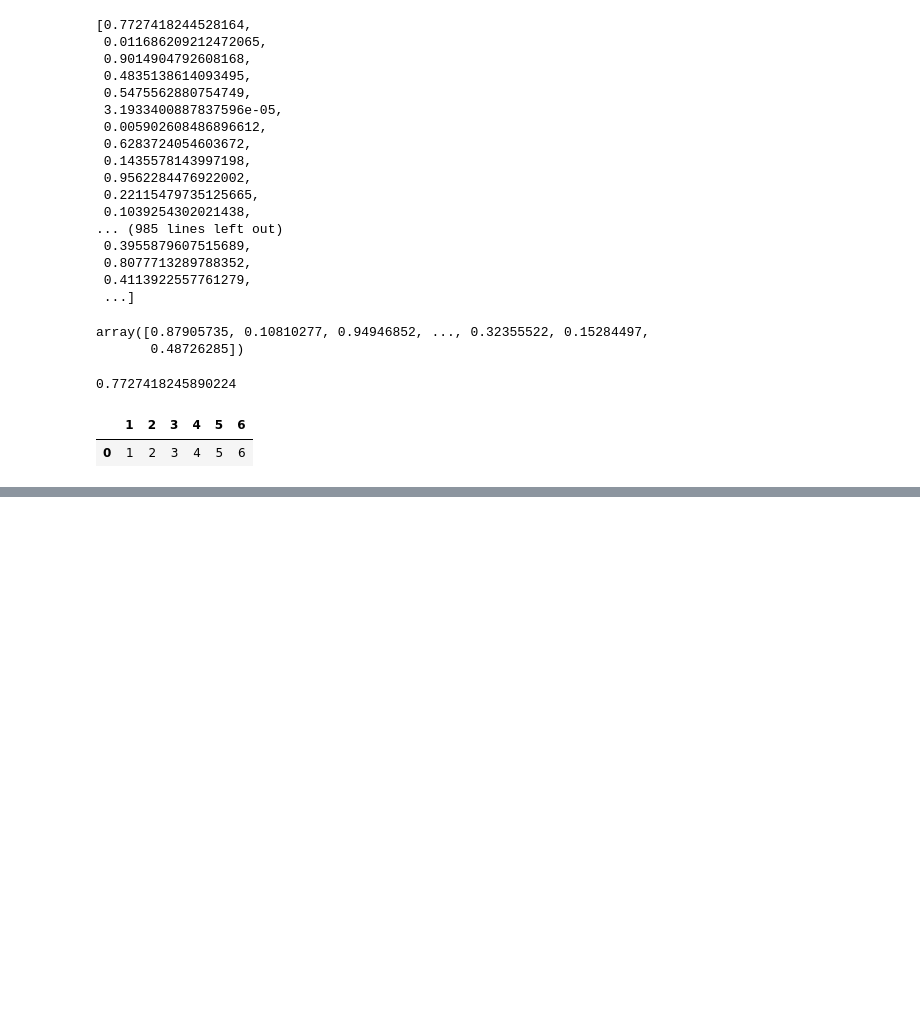
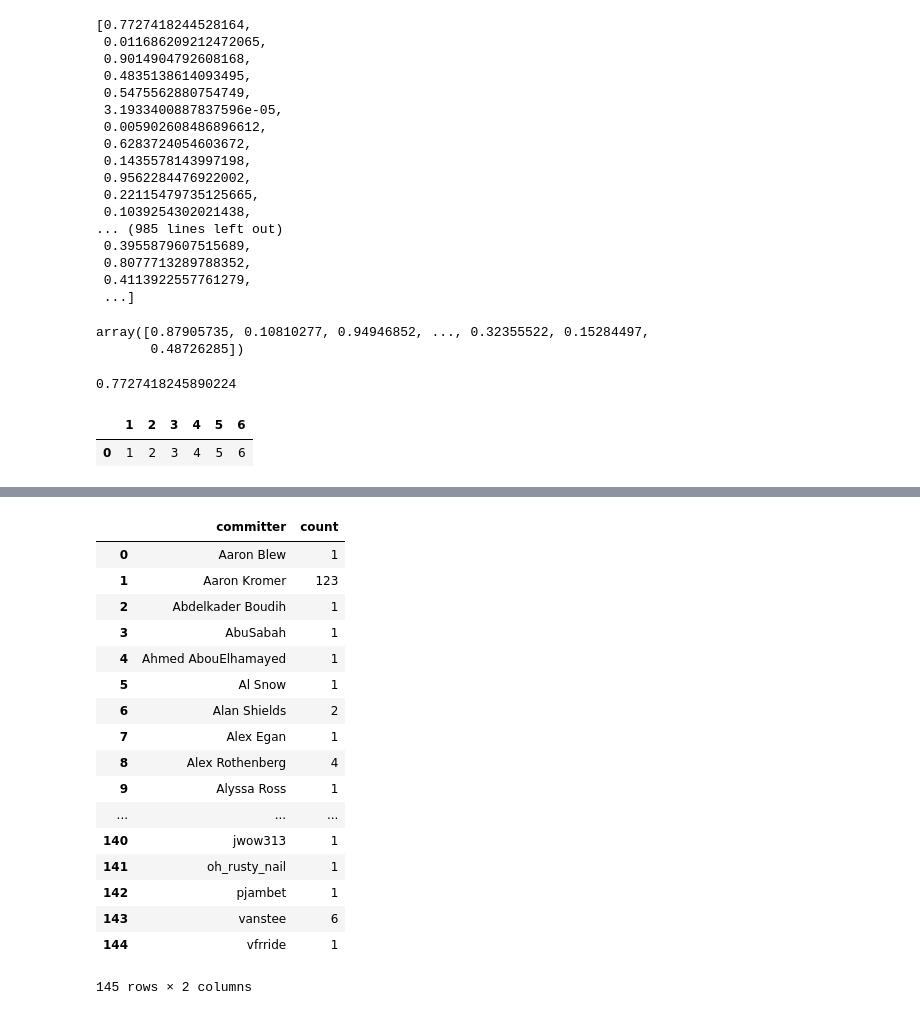
Before and after one commit to ai-se/Git_miner, a Jupyter notebook: Untitled1.ipynb, the cells around one changed output, grey strips where cells are left out. Cells and saved outputs as stored; diff of their text form; code cells hidden in the pictures; blank space fills up the shorter version.

```diff
--- a/Untitled1.ipynb
+++ b/Untitled1.ipynb
@@ -100,3 +100,5 @@ df
 # %% [output]
 |  | 1 | 2 | 3 | 4 | 5 | 6 |
 | 0 | 1 | 2 | 3 | 4 | 5 | 6 |
+# %%
+df = pd.read_pickle('rspec-rails_final;_results.pkl')
@@ -102,0 +110,21 @@ df
+# %%
+df.loc[0,'buggy_commit_data_df']
+# %% [output]
+|  | committer | count |
+| 0 | Aaron Blew | 1 |
+| 1 | Aaron Kromer | 123 |
+| 2 | Abdelkader Boudih | 1 |
+| 3 | AbuSabah | 1 |
+| 4 | Ahmed AbouElhamayed | 1 |
+| 5 | Al Snow | 1 |
+| 6 | Alan Shields | 2 |
+| 7 | Alex Egan | 1 |
+| 8 | Alex Rothenberg | 4 |
+| 9 | Alyssa Ross | 1 |
+| ... | ... | ... |
+| 140 | jwow313 | 1 |
+| 141 | oh_rusty_nail | 1 |
+| 142 | pjambet | 1 |
+| 143 | vanstee | 6 |
+| 144 | vfrride | 1 |
+145 rows × 2 columns
```
Also changed, not shown: parts of 1 cell of this notebook, 5 other files.
